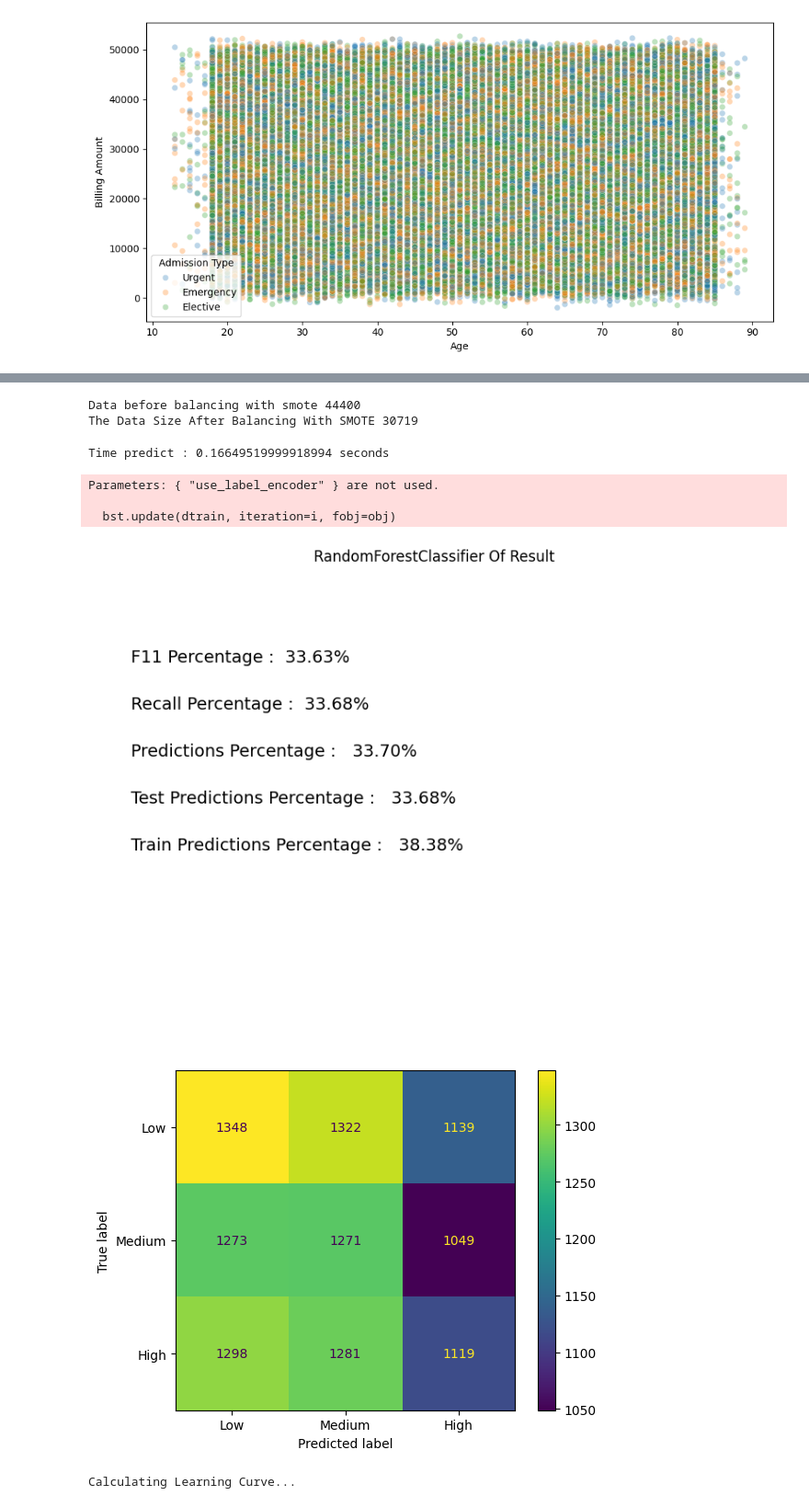
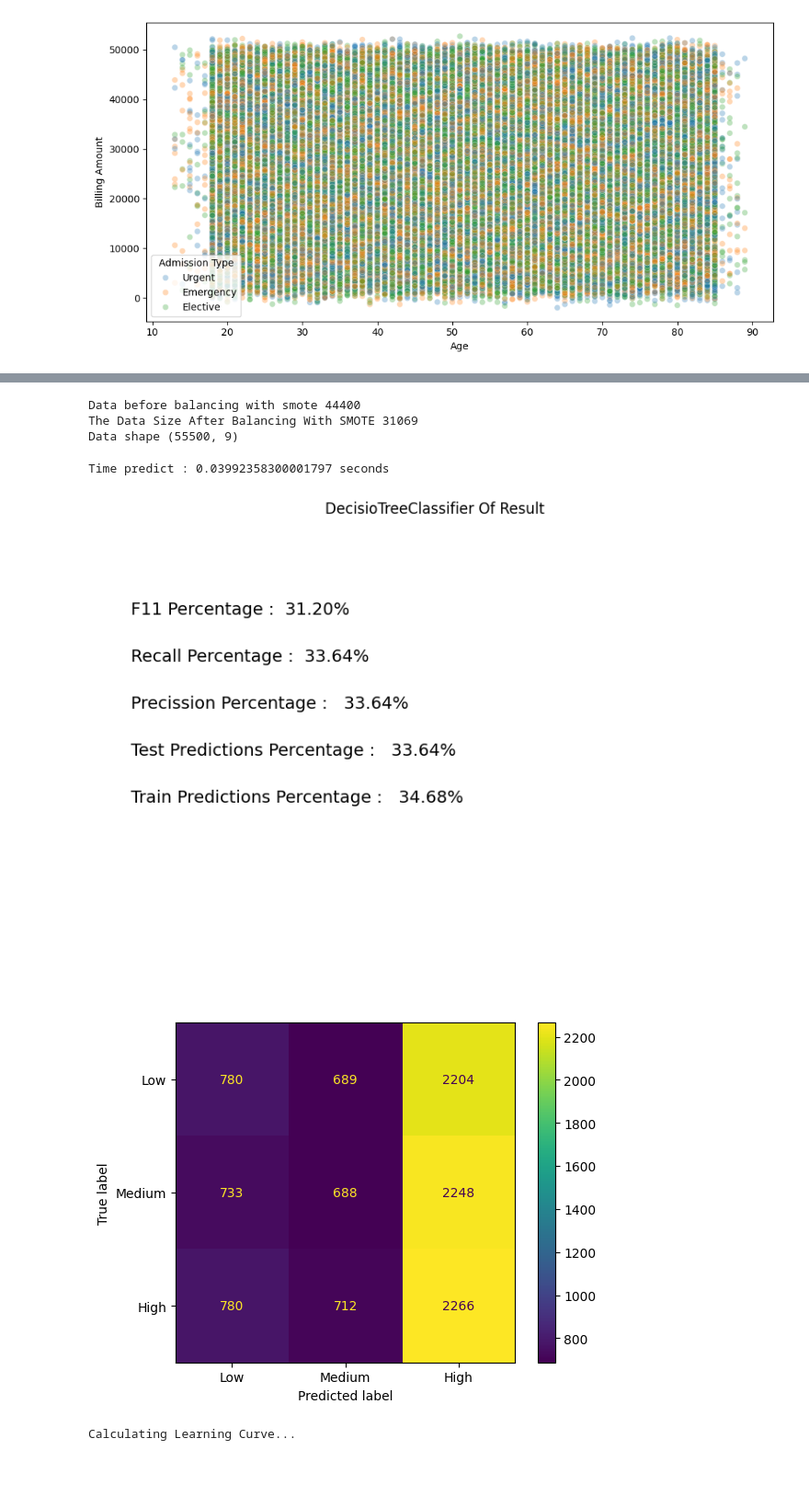
Before and after one commit to tiopramana/machine_learning, a Jupyter notebook: Project/Health_Care/main.ipynb, the cells around one changed output, grey strips where cells are left out. Shown at 92% size. Saved outputs shown, nothing was run; the diff lists cells and outputs as text; code cells hidden in the pictures; blank space fills up the shorter version.

```diff
--- a/Project/Health_Care/main.ipynb
+++ b/Project/Health_Care/main.ipynb
@@ -146,8 +146,6 @@ plt.show()
 # Encoding step
 
 ordinal_cols = ['Gender', 'Admission Type', 'Test Results']
-
-# Ordinal untuk yang ada urutan
 encoder = OrdinalEncoder(categories=[
     ['Male', 'Female'],                        # Gender
     ['Elective', 'Urgent', 'Emergency'],       # Admission Type
@@ -157,9 +155,11 @@ encoder = OrdinalEncoder(categories=[
 dfe[ordinal_cols] = encoder.fit_transform(dfe[ordinal_cols])
 
 ohe_cols = dfe.select_dtypes(include=['object'])
-label_encoder = LabelEncoder()
 
-dfe = label_encoder.fit_transform(dfe[ohe_cols])
+
+for col in ohe_cols:
+    label_encoder = LabelEncoder()
+    dfe[col] = label_encoder.fit_transform(dfe[col])
 
 print(dfe.select_dtypes(include=['str','object']).columns.tolist())
 print(dfe.shape)
@@ -212,34 +215,36 @@ smote = SMOTETomek()
 X_train_smote, y_train_smote = smote.fit_resample(X_train, y_train)
 
 print(f"The Data Size After Balancing With SMOTE {len(y_train_smote)}")
+print(f"Data shape {dfe.shape}")
 # %% [output]
 Data before balancing with smote 44400
-The Data Size After Balancing With SMOTE 30719
+The Data Size After Balancing With SMOTE 31069
+Data shape (55500, 9)
 # %%
-# Classification step using RandomForestClassifier
+# Classification step using DecisionTreeClassifier
 
 time_start = time.perf_counter()
 
-model_xgb = XGBClassifier(
-    n_estimators=100,
-    max_depth=2,
-    learning_rate=0.2,
-    random_state=42,
-    use_label_encoder=False,
+model_dtc = DecisionTreeClassifier(
+    criterion='gini',
+    max_depth=6,
+    min_samples_split=2,
+    min_samples_leaf=1,
+    random_state=2
 )
 
 
-model_xgb.fit(X_train_smote, y_train_smote)
+model_dtc.fit(X_train_smote, y_train_smote)
 
-train_predictions = model_xgb.predict(X_train_smote)
-test_predictions = model_xgb.predict(X_valid)
+train_predictions = model_dtc.predict(X_train_smote)
+test_predictions = model_dtc.predict(X_valid)
 
 # Evaluating
 train_accuracy = accuracy_score(y_train_smote, train_predictions)
 test_accuracy = accuracy_score(y_valid, test_predictions)
 
 Recall = recall_score(y_valid, test_predictions, average='weighted')
-Precision = precision_score(y_valid, test_predictions, average='weighted')
+Precision = precision_score(y_valid, test_predictions, average='micro')
 F11 = f1_score(y_valid, test_predictions, average='weighted')
 cm = confusion_matrix(y_valid, test_predictions)
 
@@ -247,11 +252,11 @@ print(f"Time predict : {format(time.perf_counter() - time_start)} seconds")
 
 plt.figure(figsize=(10,7))
 plt.axis('off')
-plt.title("RandomForestClassifier Of Result")
+plt.title("DecisioTreeClassifier Of Result")
 
 plt.text(0.05, 0.80, f"F11 Percentage : {F11 * 100 : .2f}%", fontsize = 14, ha='left')
 plt.text(0.05, 0.70, f"Recall Percentage : {Recall * 100 : .2f}%", fontsize = 14, ha='left')
-plt.text(0.05, 0.60, f"Predictions Percentage :  {Precision * 100 : .2f}%", fontsize=14, ha='left')
+plt.text(0.05, 0.60, f"Precission Percentage :  {Precision * 100 : .2f}%", fontsize=14, ha='left')
 plt.text(0.05, 0.50, f"Test Predictions Percentage :  {test_accuracy * 100 : .2f}%", fontsize=14, ha='left')
 plt.text(0.05, 0.40, f"Train Predictions Percentage :  {train_accuracy * 100 : .2f}%", fontsize=14, ha='left')
 
@@ -262,40 +267,37 @@ plt.show()
 # Learning Curve
 print("\nCalculating Learning Curve...")
 
 cv_strategy = KFold(n_splits=5, shuffle=True, random_state=42)
-train_sizes = np.linspace(0.1, 1.0, 5)
+train_sizes = np.linspace(0.1, 1.0, 5) # Menguji dari 10% hingga 100% ukuran data
 
 X_full = np.vstack((X_train_smote, X_valid)) if hasattr(X_train_smote, 'values') else np.concatenate((X_train_smote, X_valid))
 y_full = np.concatenate((y_train_smote, y_valid))
 
 train_sizes, train_scores, test_scores = learning_curve(
-    estimator=model_xgb,
+    estimator=model_dtc,
     X=X_full,
     y=y_full,
     cv=cv_strategy,
     scoring='accuracy',
     train_sizes=train_sizes,
     n_jobs=-1
 )
 
 train_scores_mean = np.mean(train_scores, axis=1)
 test_scores_mean = np.mean(test_scores, axis=1)
 
 plt.figure(figsize=(8, 5))
 plt.plot(train_sizes, train_scores_mean, 'o-', color="blue", label="Training Score")
 plt.plot(train_sizes, test_scores_mean, 'o-', color="orange", label="Validation Score")
 
-plt.title("Learning Curve - RandomForestClassifier")
+plt.title("Learning Curve - DecisioTreeClassifier")
 plt.xlabel("Training Examples")
 plt.ylabel("Accuracy Score")
 plt.legend(loc="best")
 plt.grid(True)
 plt.show()
 # %% [output]
-Time predict : 0.16649519999918994 seconds
+Time predict : 0.03992358300001797 seconds
-Parameters: { "use_label_encoder" } are not used.
-
-  bst.update(dtrain, iteration=i, fobj=obj)
-[figure, old version]
+[figure, new version]
-[figure, old version]
+[figure, new version]
-Calculating Learning Curve...
+Calculating Learning Curve...
```
Also changed, not shown: parts of 5 cells of this notebook, 2 other files.
